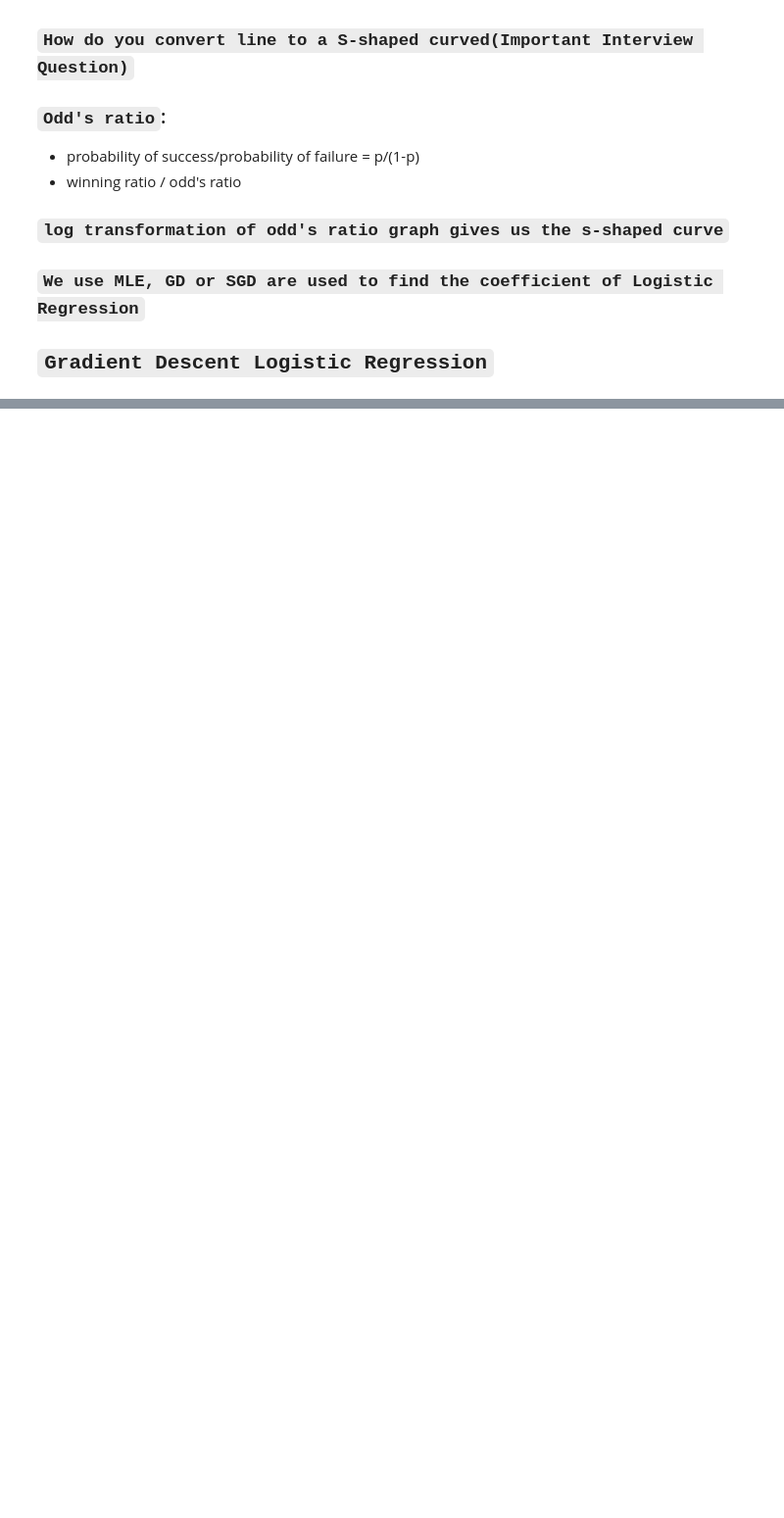
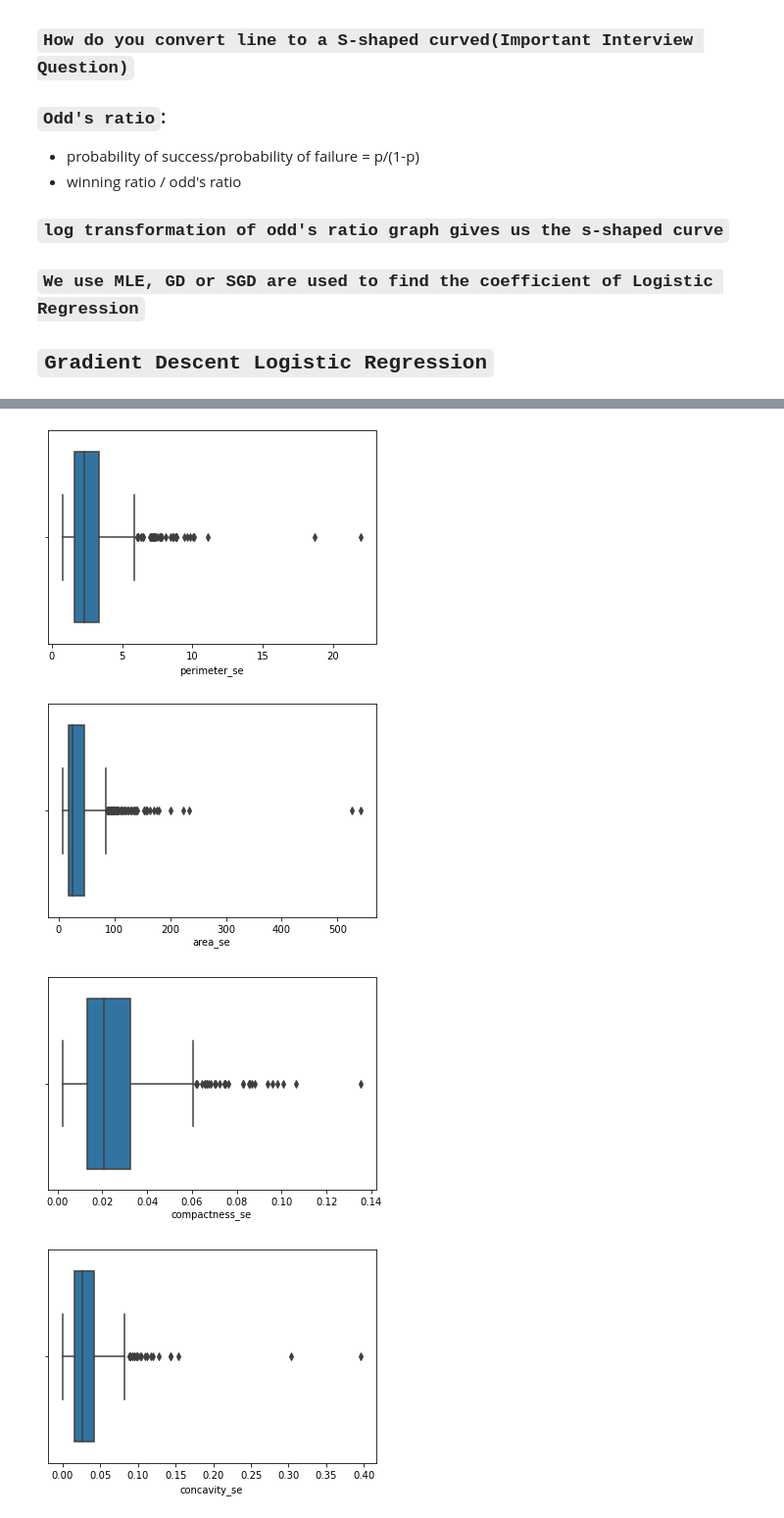
Before and after one commit to manujjoshi/Classification, a Jupyter notebook: Cancer Classification.ipynb, the cells around one changed output, grey strips where cells are left out. Shown at 98% size. Drawn from its saved outputs; the diff is of its cells as text; code cells hidden in the pictures; blank space fills up the shorter version.

```diff
--- a/Cancer Classification.ipynb
+++ b/Cancer Classification.ipynb
@@ -195,0 +342,9 @@ sns.heatmap(data.corr(),annot=True)
+# %%
+for i in X.columns:
+    sns.boxplot(data[i])
+    plt.show()
+# %% [output]
+[figure, added]
+[figure, added]
+[figure, added]
+[figure, added]
```
Also changed, not shown: parts of 37 cells of this notebook, 3 other files.
